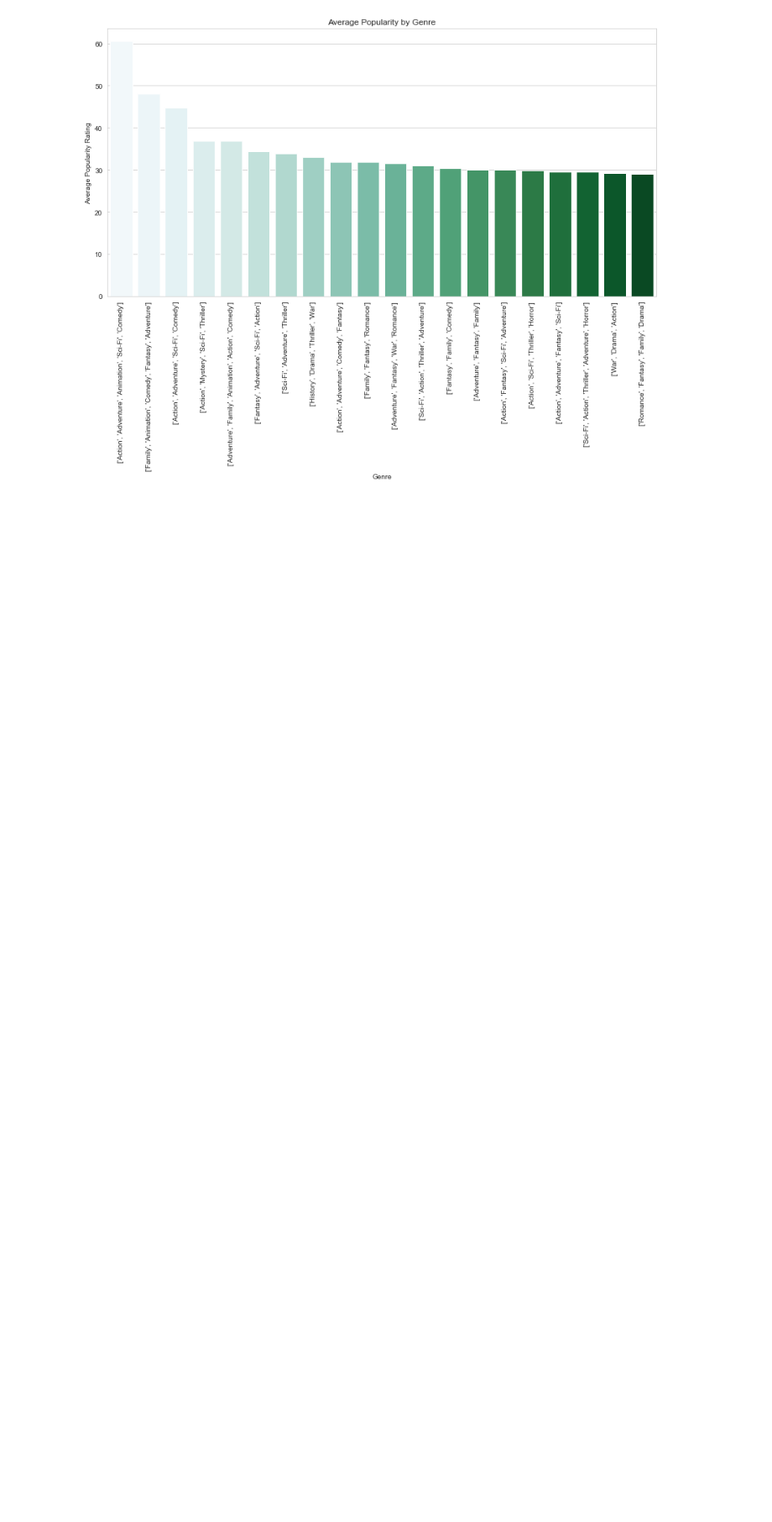
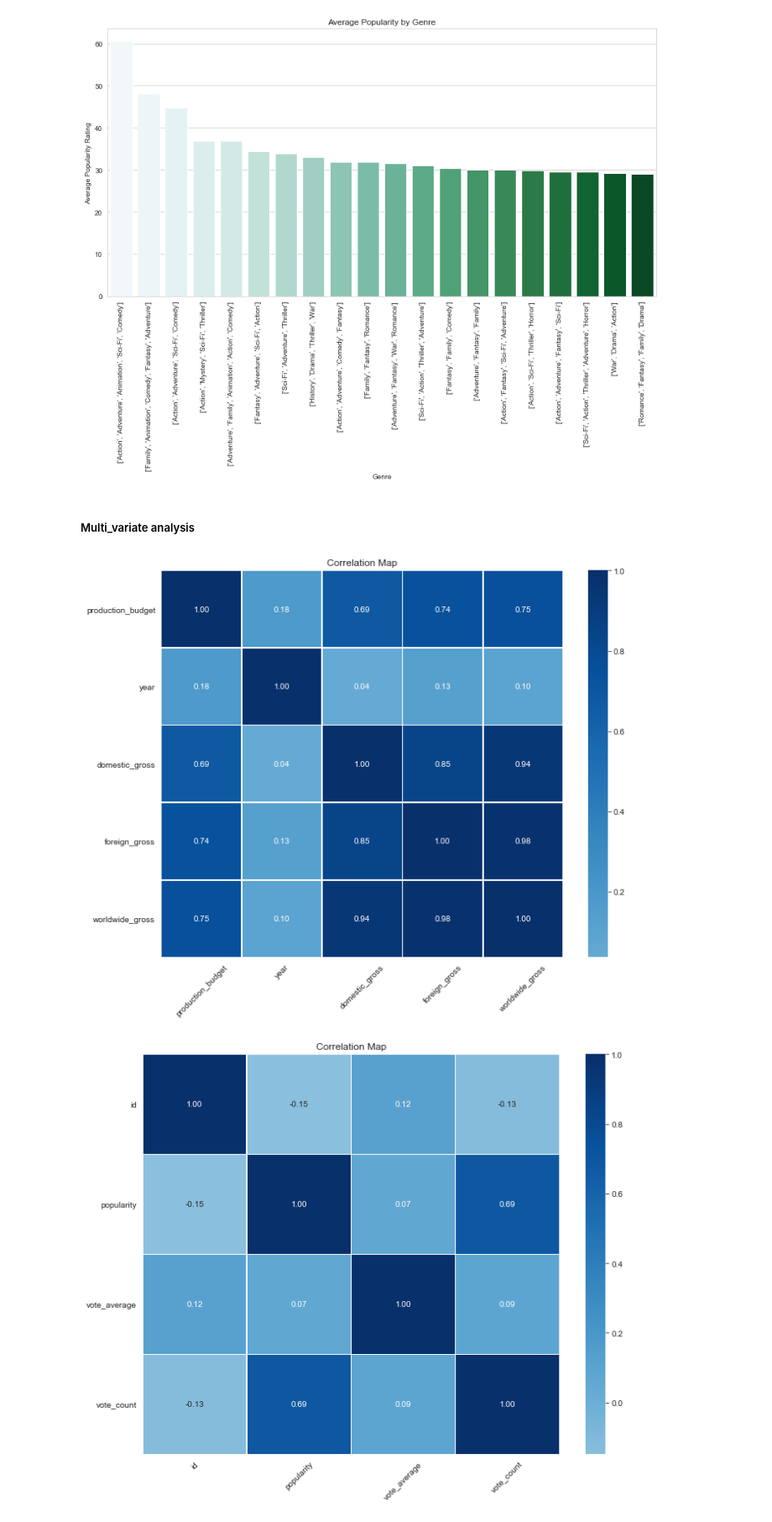
Before and after one commit to Otim135/group3-phase2-project, a Jupyter notebook: ipynbs/Ketty.ipynb, the cells around one changed output. Shown at 84% size. Cells and saved outputs as stored; diff of their text form; code cells hidden in the pictures; blank space fills up the shorter version.

Commit message:
Multivariate analysis

```diff
--- a/ipynbs/Ketty.ipynb
+++ b/ipynbs/Ketty.ipynb
@@ -614,3 +614,44 @@ plt.ylabel('Average Popularity Rating')
 plt.show()
 # %% [output]
 [figure]
+# %% [markdown]
+##### Multi_variate analysis
+# %%
+def plot_corr_heatmap(df, cols=None, figsize=(10, 8)):
+    """
+    This function takes in a DataFrame and plots a heatmap showing correlations between the columns.
+
+    Parameters:
+    - df: DataFrame containing the data
+    - columns: List of columns to consider for the correlation map.
+      If None, all numeric columns will be used (default is None)
+    - figsize: Tuple for the figure size (default is (10, 8))
+    """
+    # If columns is not provided, use all numeric columns in the DataFrame
+    if cols is None:
+        cols = df.select_dtypes(include=['float64', 'int64']).columns
+
+    # Calculate the correlation matrix for the specified columns
+    correlation_matrix = df[cols].corr()
+
+    # Set up the figure size
+    plt.figure(figsize=figsize)
+
+    # Plot the heatmap
+    sns.heatmap(correlation_matrix, annot=True, cmap='Blues', fmt='.2f', linewidths=0.5, cbar=True, center=0)
+
+    # Title and labels
+    plt.title('Correlation Map')
+    plt.xticks(rotation=45)  # Rotate x-axis labels for readability
+    plt.yticks(rotation=0)   # Keep y-axis labels horizontal
+
+    # Show the plot
+    plt.tight_layout()
+    plt.show()
+
+# Example usage:
+plot_corr_heatmap(final_df)  # Plot the correlation map for all columns
+plot_corr_heatmap(df3)
+# %% [output]
+[figure, added]
+[figure, added]
```
